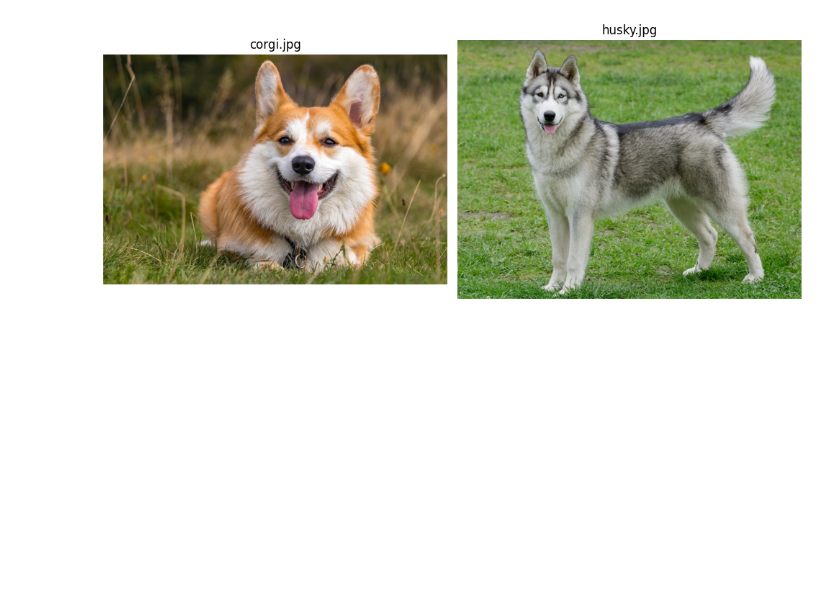
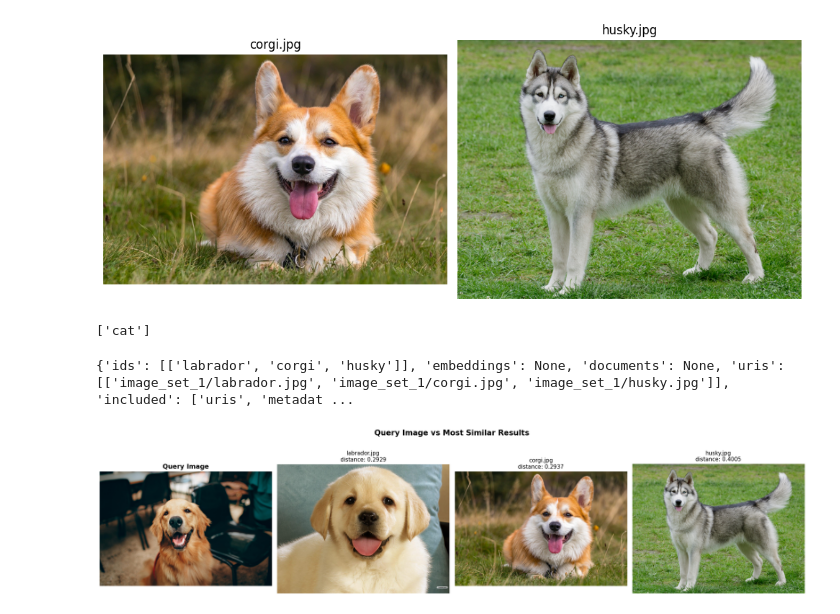
Before and after one commit to ParadisdAbbadon/ChromaLearn, a Jupyter notebook: ChromaExploration-3.ipynb, the cells around one changed output. Cells and saved outputs as stored; diff of their text form; code cells hidden in the pictures; blank space fills up the shorter version.

Commit message:
ADD: Add image queries

```diff
--- a/ChromaExploration-3.ipynb
+++ b/ChromaExploration-3.ipynb
@@ -63,3 +63,79 @@ plt.show()
 # %% [output]
 WARNING:matplotlib.font_manager:Matplotlib is building the font cache; this may take a moment.
 [figure]
+# %%
+import numpy as np
+from sklearn.svm import SVC
+from sklearn.preprocessing import LabelEncoder
+
+# Pull embeddings and build labels manually
+results = collection.get(include=["embeddings", "metadatas"])
+
+embeddings = np.array(results["embeddings"])
+labels = [m["animal"] for m in results["metadatas"]]  # "dog" or "cat"
+
+le = LabelEncoder()
+y = le.fit_transform(labels)
+
+clf = SVC(kernel="linear", probability=True)
+clf.fit(embeddings, y)
+
+# Query: classify a new image by its embedding
+query_results = collection.query(query_texts=["a cat"], n_results=1, include=["embeddings"])
+query_embedding = np.array(query_results["embeddings"][0])
+pred = clf.predict(query_embedding)
+print(le.inverse_transform(pred))  # "cat" or "dog"
+# %% [output]
+['cat']
+# %%
+# Query with an image
+import numpy as np
+from PIL import Image
+
+# Load the query image
+img = np.array(Image.open("classify_image_set_1/golden_retriever.jpg"))
+
+results = collection.query(
+    query_images=[img],
+    n_results=3,
+    include=["uris", "metadatas", "distances"]
+)
+
+print(results)
+# %% [output]
+{'ids': [['labrador', 'corgi', 'husky']], 'embeddings': None, 'documents': None, 'uris': [['image_set_1/labrador.jpg', 'image_set_1/corgi.jpg', 'image_set_1/husky.jpg']], 'included': ['uris', 'metadat ...
+# %%
+import numpy as np
+import matplotlib.pyplot as plt
+from PIL import Image
+
+query_img = np.array(Image.open("classify_image_set_1/golden_retriever.jpg"))
+
+results = collection.query(
+    query_images=[query_img],
+    n_results=3,
+    include=["uris", "metadatas", "distances"]
+)
+
+uris = results["uris"][0]
+distances = results["distances"][0]
+metadatas = results["metadatas"][0]
+
+fig, axes = plt.subplots(1, len(uris) + 1, figsize=(5 * (len(uris) + 1), 5))
+
+# Show query image
+axes[0].imshow(query_img)
+axes[0].set_title("Query Image", fontsize=13, fontweight="bold")
+axes[0].axis("off")
+
+# Show results
+for ax, uri, dist, meta in zip(axes[1:], uris, distances, metadatas):
+    ax.imshow(Image.open(uri))
+    ax.set_title(f"{meta.get('filename', uri)}\ndistance: {dist:.4f}", fontsize=11)
+    ax.axis("off")
+
+plt.suptitle("Query Image vs Most Similar Results", fontsize=15, fontweight="bold", y=1.02)
+plt.tight_layout()
+plt.show()
+# %% [output]
+[figure, added]
```
Also changed, not shown: 2 other files.
